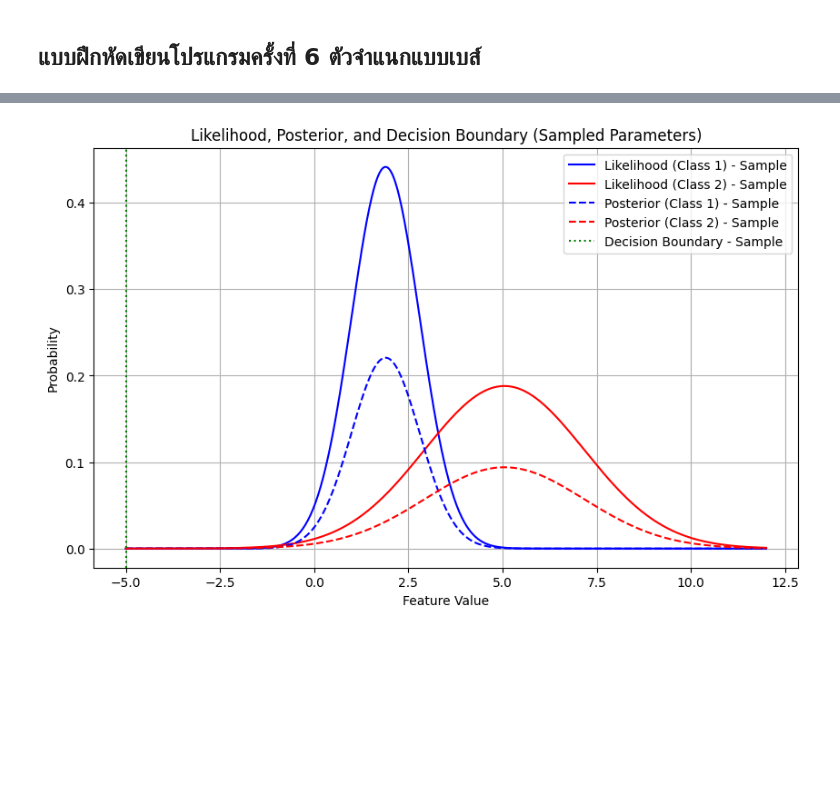
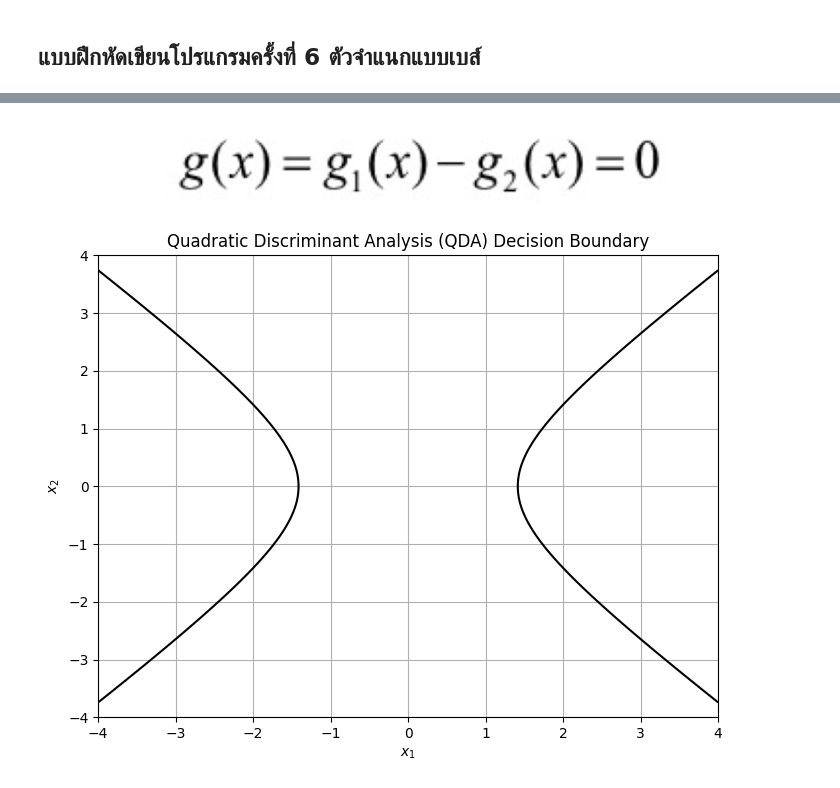
Before and after one commit to MLol-3/Machine-learning-class67, a Jupyter notebook: Bayes/Q3.ipynb, the cells around one changed output, grey strips where cells are left out. Saved outputs shown, nothing was run; the diff lists cells and outputs as text; code cells hidden in the pictures; blank space fills up the shorter version.

```diff
--- a/Bayes/Q3.ipynb
+++ b/Bayes/Q3.ipynb
@@ -20 +15,11 @@ prior_class_2 = 0.5  # Prior probability for class 2
+# %%
+# QDA parameters for the set data
+mean_class_1 = np.array([2, 0])
+cov_class_1 = np.array([[0.5, 0], [0, 0.25]])
+mean_class_2 = np.array([1, 0])
+cov_class_2 = np.array([[0.25, 0], [0, 0.5]])
+inv_cov_class_1 = np.linalg.inv(cov_class_1)
+inv_cov_class_2 = np.linalg.inv(cov_class_2)
+prior_class_1 = 0.5
+prior_class_2 = 0.5
 # %% [markdown]
@@ -92,24 +27,23 @@ decision_boundary_sample = x_values[np.argmin(np.abs(posterior_class_1_sample -
-# %%
-# -------------------- วาดกราฟจากการสุ่มตัวอย่าง --------------------
-plt.figure(figsize=(10, 6))
-
-# Plot likelihood จากตัวอย่างที่สุ่ม
-plt.plot(x_values, likelihood_class_1_sample, label="Likelihood (Class 1) - Sample", color='blue')
-plt.plot(x_values, likelihood_class_2_sample, label="Likelihood (Class 2) - Sample", color='red')
-
-# Plot posterior จากตัวอย่างที่สุ่ม
-plt.plot(x_values, posterior_class_1_sample, label="Posterior (Class 1) - Sample", linestyle='--', color='blue')
-plt.plot(x_values, posterior_class_2_sample, label="Posterior (Class 2) - Sample", linestyle='--', color='red')
-
-# Highlight decision boundary จากการสุ่ม
-plt.axvline(decision_boundary_sample, color='green', linestyle=':', label='Decision Boundary - Sample')
-
-# Labels and title
-plt.title('Likelihood, Posterior, and Decision Boundary (Sampled Parameters)')
-plt.xlabel('Feature Value')
-plt.ylabel('Probability')
-plt.legend()
-plt.grid(True)
-plt.show()
-# %% [output]
-[figure, removed]
+# %%
+# ตัวจำแนกกำลังสอง (Quadratic Discriminant)
+def qda_discriminant(x, mean, inv_cov, prior):
+    diff = x - mean  # r−μ
+    return -0.5 * np.dot(np.dot(diff.T, inv_cov), diff) + np.log(prior)
+    # (r−μ)^T  Σ ^−1(r−μ) >>> (r−μ)^T  Σ ^−1(r−μ)
+# %%
+# Generate grid for plotting decision boundaries
+x1_range = np.linspace(-4, 4, 100)
+x2_range = np.linspace(-4, 4, 100)
+x1_grid, x2_grid = np.meshgrid(x1_range, x2_range)
+
+# Compute QDA scores on the grid
+g1_values = np.zeros_like(x1_grid)
+g2_values = np.zeros_like(x1_grid)
+
+for i in range(x1_grid.shape[0]):
+    for j in range(x1_grid.shape[1]):
+        x = np.array([x1_grid[i, j], x2_grid[i, j]])
+        g1_values[i, j] = qda_discriminant(x, mean_class_1, inv_cov_class_1, prior_class_1)
+        g2_values[i, j] = qda_discriminant(x, mean_class_2, inv_cov_class_2, prior_class_2)
+# %% [markdown]
+![image.png](attachment:image.png)
@@ -115,0 +53,11 @@ plt.show()
+# %%
+# Plotting the QDA decision boundary
+plt.figure(figsize=(8, 6))
+plt.contour(x1_grid, x2_grid, g1_values - g2_values, levels=[0], colors='black')
+plt.title("Quadratic Discriminant Analysis (QDA) Decision Boundary")
+plt.xlabel("$x_1$")
+plt.ylabel("$x_2$")
+plt.grid(True)
+plt.show()
+# %% [output]
+[figure, added]
```
Also changed, not shown: parts of 16 cells of this notebook.
